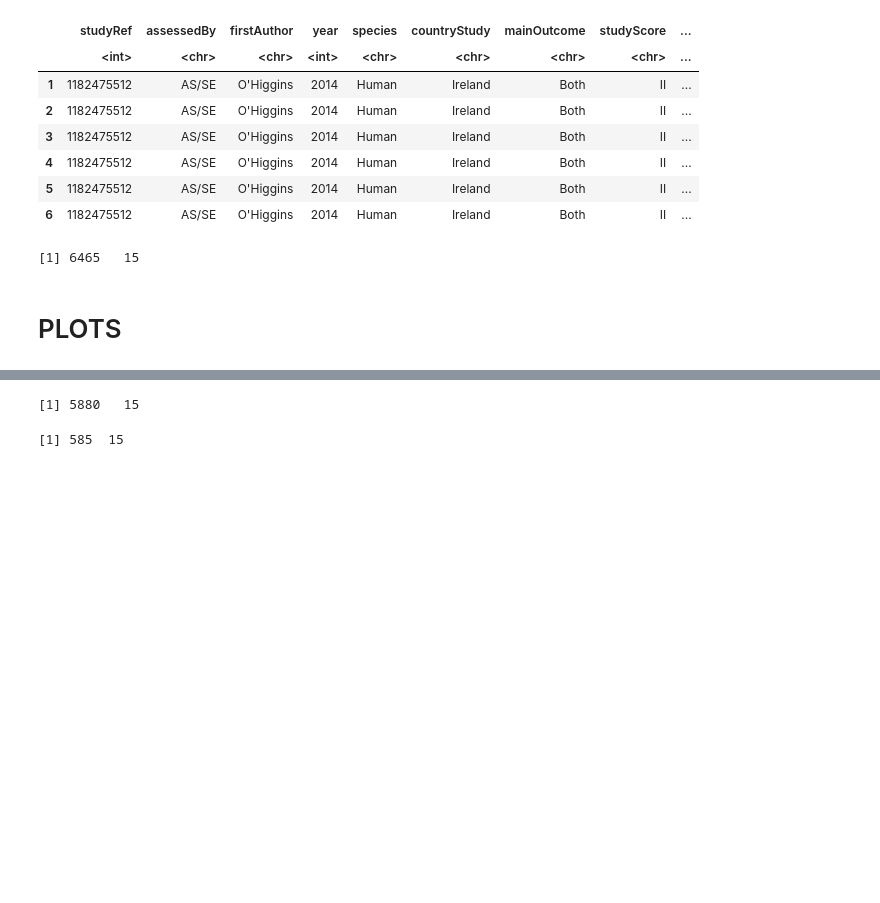
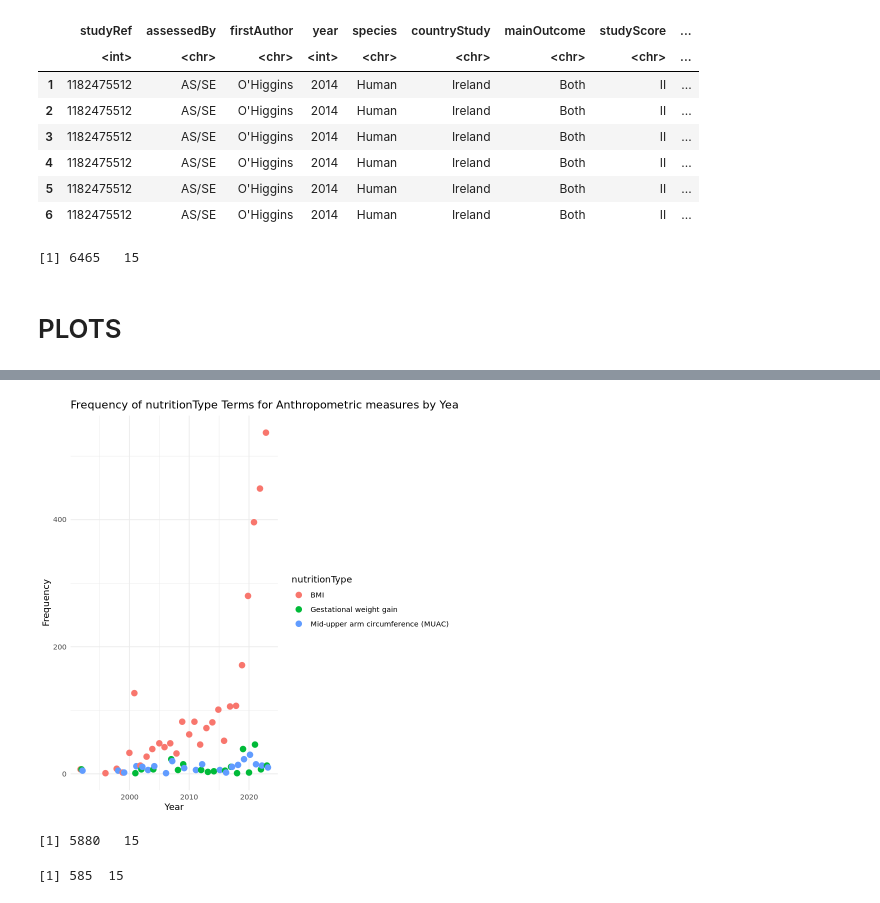
Before and after one commit to alexjvr1/EVE_lab_public, a Jupyter notebook: scoping_review_figs.ipynb, the cells around one changed output, grey strips where cells are left out. Cells and saved outputs as stored; diff of their text form; code cells hidden in the pictures; blank space fills up the shorter version.

```diff
--- a/scoping_review_figs.ipynb
+++ b/scoping_review_figs.ipynb
@@ -415,0 +447,22 @@ A data.frame: 6 × 15
+# %%
+# Is this driven by a new Anthropometric measurement?
+
+filtered_df <- datMetaNutInfPreg %>% filter(NutCat == "Anthropometrics")
+
+# Count the number of nutritionType entries per year for the NutCat Anthropometrics
+nuttype_counts <- filtered_df %>%
+  group_by(year, nutritionType) %>%
+  summarise(count = n(), .groups = 'drop')
+
+# Create the dot plot
+ggplot(nuttype_counts, aes(x = year, y = count, color = nutritionType)) +
+  geom_point(size = 3, position = position_dodge(width = 0.5)) +
+  labs(
+    title = "Frequency of nutritionType Terms for Anthropometric measures by Year",
+    x = "Year",
+    y = "Frequency",
+    color = "nutritionType"
+  ) +
+  theme_minimal()
+# %% [output]
+[figure, added]
```
Also changed, not shown: parts of 4 cells of this notebook.
